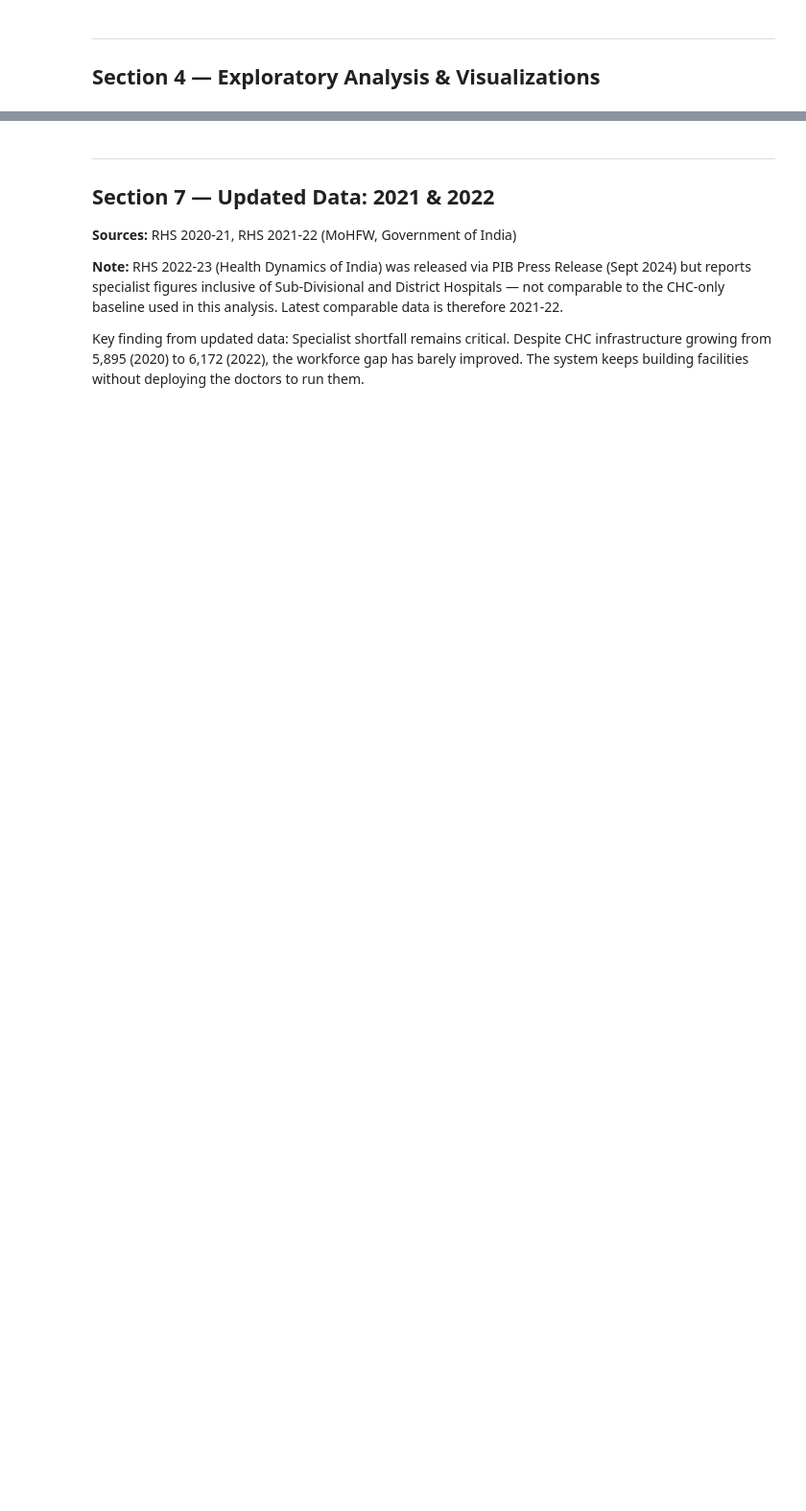
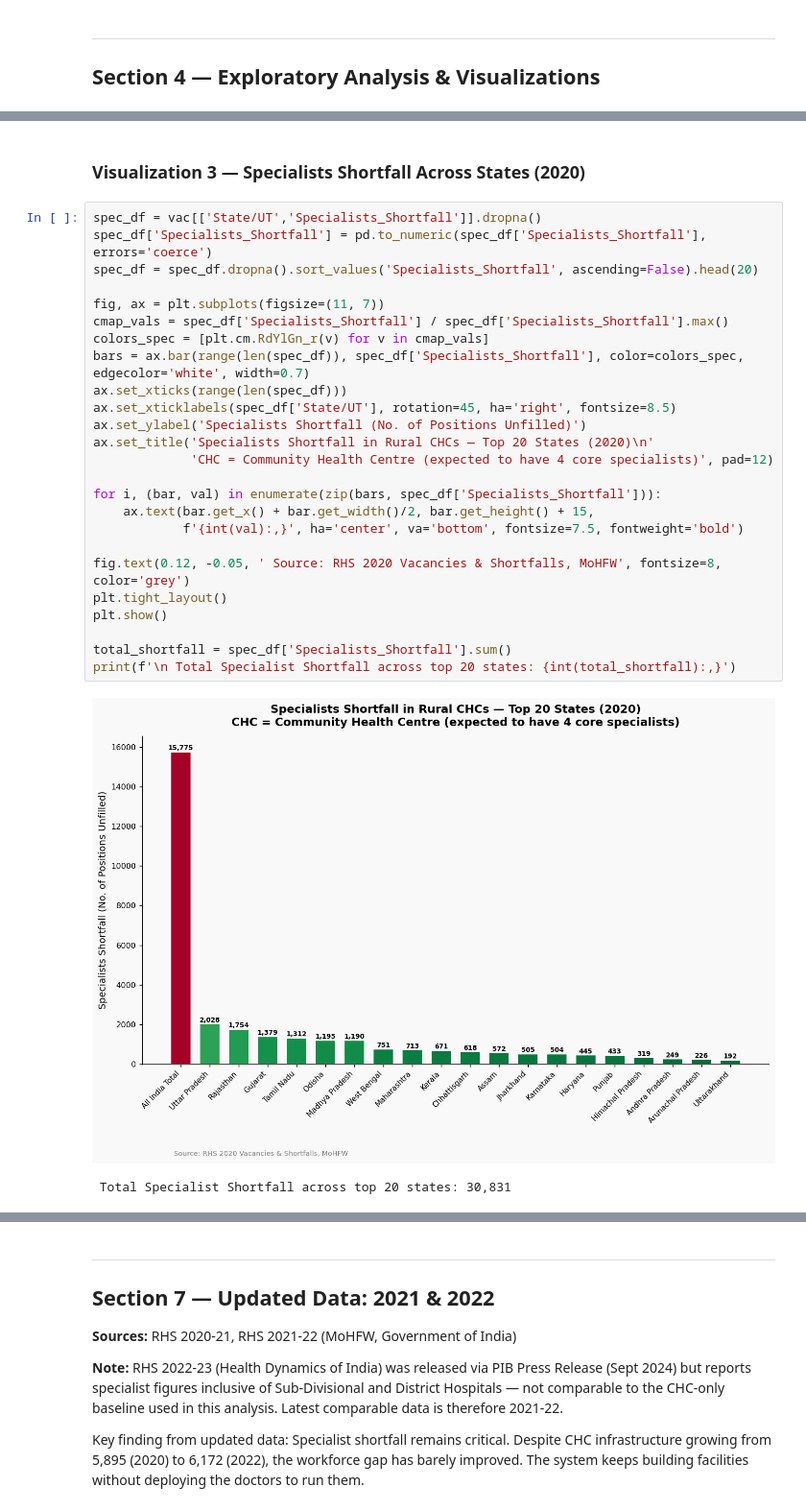
Before and after one commit to rihanpathan-6509/India-healthcare-analysis, a Jupyter notebook: rural_healthcare/rural_healthcare_analysis.ipynb, the cells around one changed output, grey strips where cells are left out. Shown at 96% size. Cells and saved outputs as stored; diff of their text form; blank space fills up the shorter version.

```diff
--- a/rural_healthcare/rural_healthcare_analysis.ipynb
+++ b/rural_healthcare/rural_healthcare_analysis.ipynb
@@ -851,0 +449,30 @@ print(f'📊 National Specialist Gap (vs CHC requirement): {int(total_spec_gap):
+# %% [markdown]
+### Visualization 3 — Specialists Shortfall Across States (2020)
+# %%
+spec_df = vac[['State/UT','Specialists_Shortfall']].dropna()
+spec_df['Specialists_Shortfall'] = pd.to_numeric(spec_df['Specialists_Shortfall'], errors='coerce')
+spec_df = spec_df.dropna().sort_values('Specialists_Shortfall', ascending=False).head(20)
+
+fig, ax = plt.subplots(figsize=(11, 7))
+cmap_vals = spec_df['Specialists_Shortfall'] / spec_df['Specialists_Shortfall'].max()
+colors_spec = [plt.cm.RdYlGn_r(v) for v in cmap_vals]
+bars = ax.bar(range(len(spec_df)), spec_df['Specialists_Shortfall'], color=colors_spec, edgecolor='white', width=0.7)
+ax.set_xticks(range(len(spec_df)))
+ax.set_xticklabels(spec_df['State/UT'], rotation=45, ha='right', fontsize=8.5)
+ax.set_ylabel('Specialists Shortfall (No. of Positions Unfilled)')
+ax.set_title('Specialists Shortfall in Rural CHCs — Top 20 States (2020)\n'
+             'CHC = Community Health Centre (expected to have 4 core specialists)', pad=12)
+
+for i, (bar, val) in enumerate(zip(bars, spec_df['Specialists_Shortfall'])):
+    ax.text(bar.get_x() + bar.get_width()/2, bar.get_height() + 15,
+            f'{int(val):,}', ha='center', va='bottom', fontsize=7.5, fontweight='bold')
+
+fig.text(0.12, -0.05, ' Source: RHS 2020 Vacancies & Shortfalls, MoHFW', fontsize=8, color='grey')
+plt.tight_layout()
+plt.show()
+
+total_shortfall = spec_df['Specialists_Shortfall'].sum()
+print(f'\n Total Specialist Shortfall across top 20 states: {int(total_shortfall):,}')
+# %% [output]
+[figure, added]
+ Total Specialist Shortfall across top 20 states: 30,831
```
Also changed, not shown: parts of 46 cells of this notebook, 5 other files.
